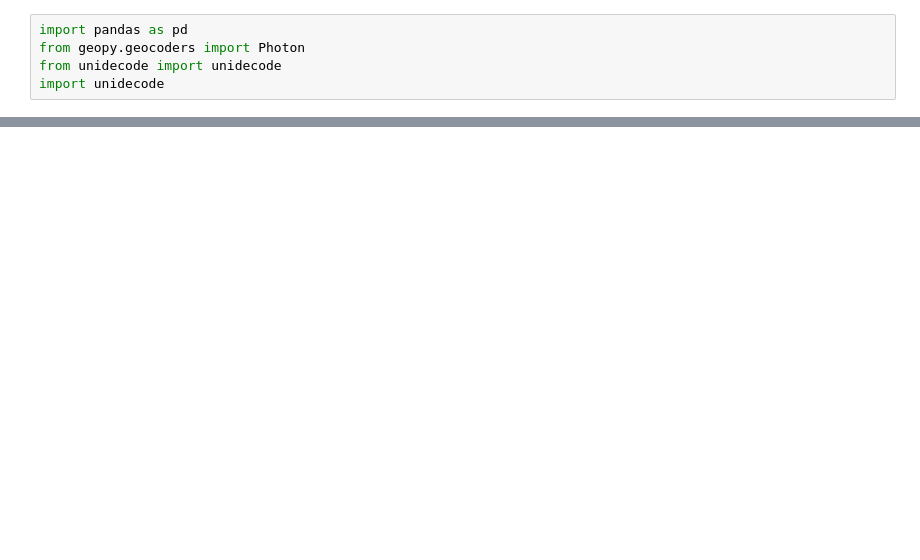
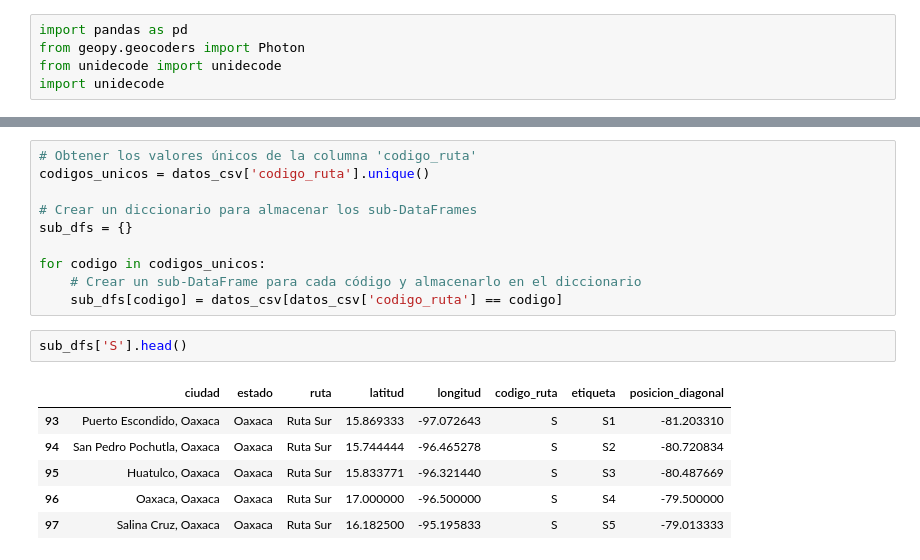
Before and after one commit to puriarter21/Mapa_Migracion_Irregular_Mexico, a Jupyter notebook: 3. mapas/3. Rutas/2. rutas_clase/Untitled.ipynb, the cells around one changed output, grey strips where cells are left out. Drawn from its saved outputs; the diff is of its cells as text; blank space fills up the shorter version.

```diff
--- a/3. mapas/3. Rutas/2. rutas_clase/Untitled.ipynb
+++ b/3. mapas/3. Rutas/2. rutas_clase/Untitled.ipynb
@@ -30,0 +31,19 @@ datos_csv_.head(60)
+# %%
+# Obtener los valores únicos de la columna 'codigo_ruta'
+codigos_unicos = datos_csv['codigo_ruta'].unique()
+
+# Crear un diccionario para almacenar los sub-DataFrames
+sub_dfs = {}
+
+for codigo in codigos_unicos:
+    # Crear un sub-DataFrame para cada código y almacenarlo en el diccionario
+    sub_dfs[codigo] = datos_csv[datos_csv['codigo_ruta'] == codigo]
+# %%
+sub_dfs['S'].head()
+# %% [output]
+|  | ciudad | estado | ruta | latitud | longitud | codigo_ruta | etiqueta | posicion_diagonal |
+| 93 | Puerto Escondido, Oaxaca | Oaxaca | Ruta Sur | 15.869333 | -97.072643 | S | S1 | -81.203310 |
+| 94 | San Pedro Pochutla, Oaxaca | Oaxaca | Ruta Sur | 15.744444 | -96.465278 | S | S2 | -80.720834 |
+| 95 | Huatulco, Oaxaca | Oaxaca | Ruta Sur | 15.833771 | -96.321440 | S | S3 | -80.487669 |
+| 96 | Oaxaca, Oaxaca | Oaxaca | Ruta Sur | 17.000000 | -96.500000 | S | S4 | -79.500000 |
+| 97 | Salina Cruz, Oaxaca | Oaxaca | Ruta Sur | 16.182500 | -95.195833 | S | S5 | -79.013333 |
```
Also changed, not shown: parts of 3 cells of this notebook, 5 other files.
